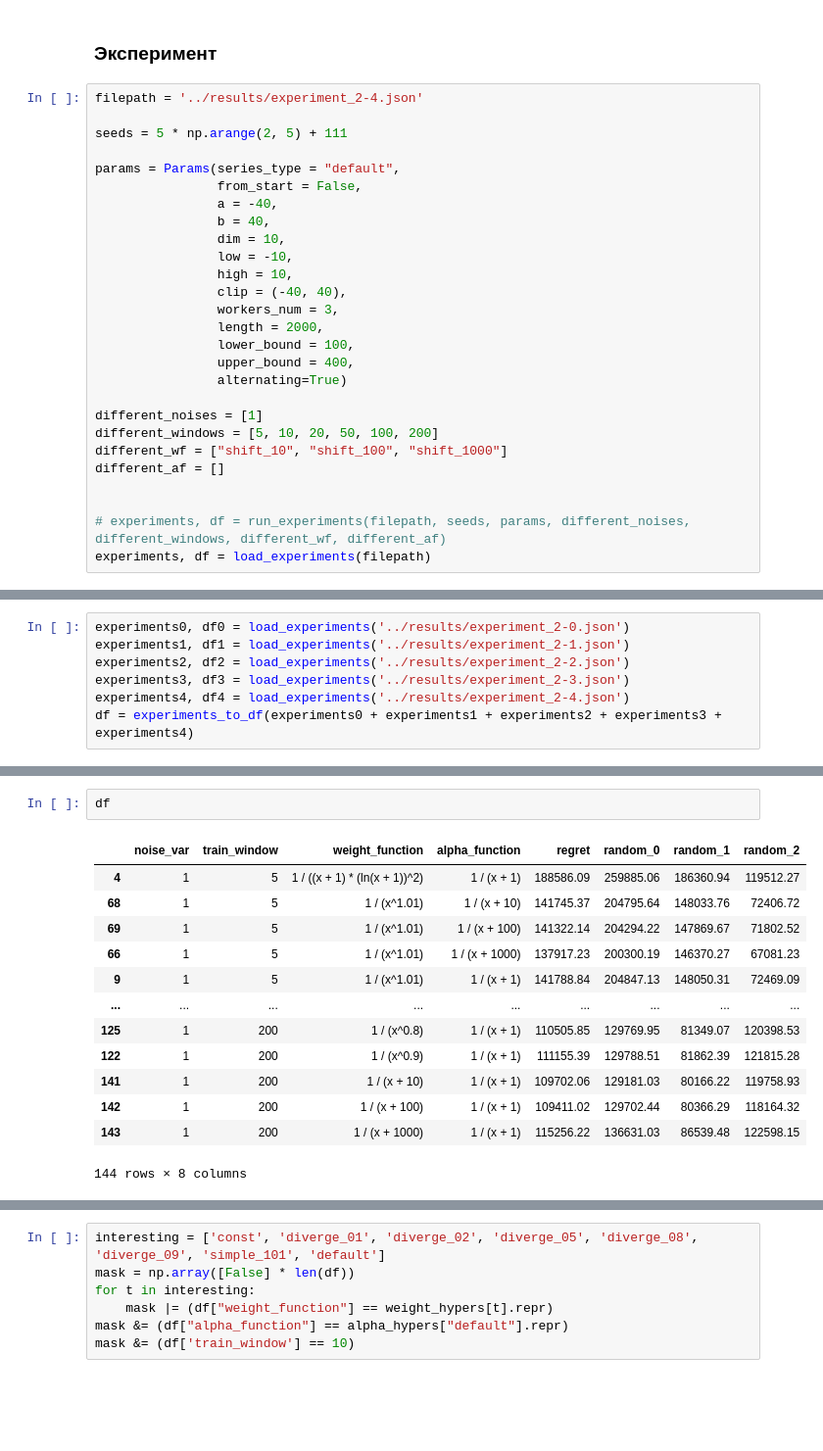
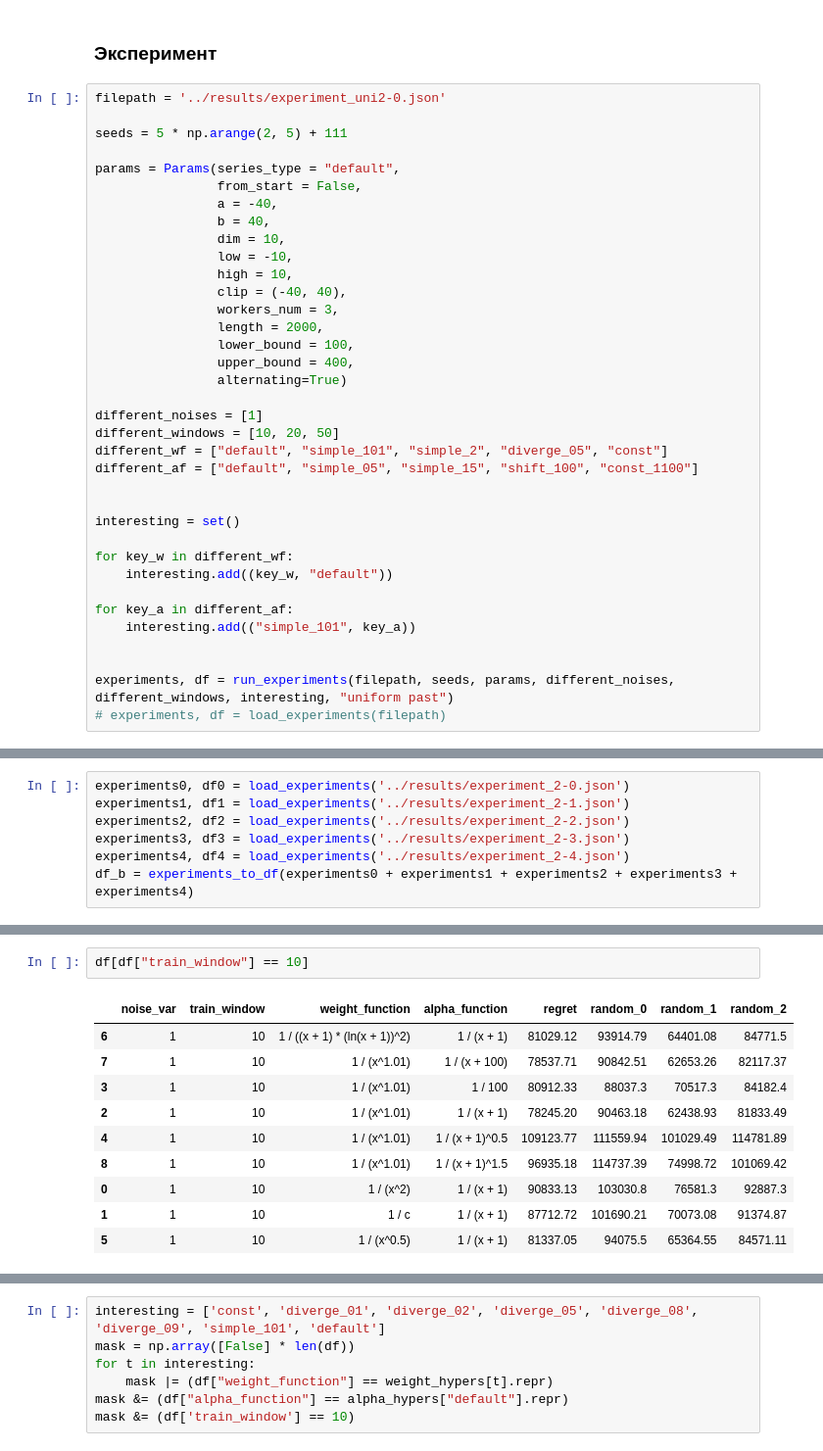
Before and after one commit to intsystems/2024-Project-125, a Jupyter notebook: code/notebooks/experiment_2.ipynb, the cells around one changed output, grey strips where cells are left out. Shown at 98% size. Saved outputs shown, nothing was run; the diff lists cells and outputs as text; blank space fills up the shorter version.

```diff
--- a/code/notebooks/experiment_2.ipynb
+++ b/code/notebooks/experiment_2.ipynb
@@ -24,7 +24,7 @@ from experiment import experiments_to_df
 # %% [markdown]
 ### Эксперимент
 # %%
-filepath = '../results/experiment_2-4.json'
+filepath = '../results/experiment_uni2-0.json'
 
 seeds = 5 * np.arange(2, 5) + 111
 
@@ -43,10 +43,19 @@ params = Params(series_type = "default",
                 alternating=True)
 
 different_noises = [1]
-different_windows = [5, 10, 20, 50, 100, 200]
-different_wf = ["shift_10", "shift_100", "shift_1000"]
-different_af = []
+different_windows = [10, 20, 50]
+different_wf = ["default", "simple_101", "simple_2", "diverge_05", "const"]
+different_af = ["default", "simple_05", "simple_15", "shift_100", "const_1100"]
 
 
-# experiments, df = run_experiments(filepath, seeds, params, different_noises, different_windows, different_wf, different_af)
-experiments, df = load_experiments(filepath)
+interesting = set()
+
+for key_w in different_wf:
+    interesting.add((key_w, "default"))
+
+for key_a in different_af:
+    interesting.add(("simple_101", key_a))
+
+
+experiments, df = run_experiments(filepath, seeds, params, different_noises, different_windows, interesting, "uniform past")
+# experiments, df = load_experiments(filepath)
@@ -56,7 +67,7 @@ experiments1, df1 = load_experiments('../results/experiment_2-1.json')
 experiments2, df2 = load_experiments('../results/experiment_2-2.json')
 experiments3, df3 = load_experiments('../results/experiment_2-3.json')
 experiments4, df4 = load_experiments('../results/experiment_2-4.json')
-df = experiments_to_df(experiments0 + experiments1 + experiments2 + experiments3 + experiments4)
+df_b = experiments_to_df(experiments0 + experiments1 + experiments2 + experiments3 + experiments4)
 # %%
 os.stat(filepath).st_size
 # %% [output]
@@ -64,16 +97,13 @@ os.stat(filepath).st_size
 # %%
-df
+df[df["train_window"] == 10]
 # %% [output]
 |  | noise_var | train_window | weight_function | alpha_function | regret | random_0 | random_1 | random_2 |
-| 4 | 1 | 5 | 1 / ((x + 1) * (ln(x + 1))^2) | 1 / (x + 1) | 188586.09 | 259885.06 | 186360.94 | 119512.27 |
-| 68 | 1 | 5 | 1 / (x^1.01) | 1 / (x + 10) | 141745.37 | 204795.64 | 148033.76 | 72406.72 |
-| 69 | 1 | 5 | 1 / (x^1.01) | 1 / (x + 100) | 141322.14 | 204294.22 | 147869.67 | 71802.52 |
-| 66 | 1 | 5 | 1 / (x^1.01) | 1 / (x + 1000) | 137917.23 | 200300.19 | 146370.27 | 67081.23 |
-| 9 | 1 | 5 | 1 / (x^1.01) | 1 / (x + 1) | 141788.84 | 204847.13 | 148050.31 | 72469.09 |
-| ... | ... | ... | ... | ... | ... | ... | ... | ... |
-| 125 | 1 | 200 | 1 / (x^0.8) | 1 / (x + 1) | 110505.85 | 129769.95 | 81349.07 | 120398.53 |
-| 122 | 1 | 200 | 1 / (x^0.9) | 1 / (x + 1) | 111155.39 | 129788.51 | 81862.39 | 121815.28 |
-| 141 | 1 | 200 | 1 / (x + 10) | 1 / (x + 1) | 109702.06 | 129181.03 | 80166.22 | 119758.93 |
-| 142 | 1 | 200 | 1 / (x + 100) | 1 / (x + 1) | 109411.02 | 129702.44 | 80366.29 | 118164.32 |
-| 143 | 1 | 200 | 1 / (x + 1000) | 1 / (x + 1) | 115256.22 | 136631.03 | 86539.48 | 122598.15 |
+| 6 | 1 | 10 | 1 / ((x + 1) * (ln(x + 1))^2) | 1 / (x + 1) | 81029.12 | 93914.79 | 64401.08 | 84771.5 |
+| 7 | 1 | 10 | 1 / (x^1.01) | 1 / (x + 100) | 78537.71 | 90842.51 | 62653.26 | 82117.37 |
+| 3 | 1 | 10 | 1 / (x^1.01) | 1 / 100 | 80912.33 | 88037.3 | 70517.3 | 84182.4 |
+| 2 | 1 | 10 | 1 / (x^1.01) | 1 / (x + 1) | 78245.20 | 90463.18 | 62438.93 | 81833.49 |
+| 4 | 1 | 10 | 1 / (x^1.01) | 1 / (x + 1)^0.5 | 109123.77 | 111559.94 | 101029.49 | 114781.89 |
+| 8 | 1 | 10 | 1 / (x^1.01) | 1 / (x + 1)^1.5 | 96935.18 | 114737.39 | 74998.72 | 101069.42 |
+| 0 | 1 | 10 | 1 / (x^2) | 1 / (x + 1) | 90833.13 | 103030.8 | 76581.3 | 92887.3 |
+| 1 | 1 | 10 | 1 / c | 1 / (x + 1) | 87712.72 | 101690.21 | 70073.08 | 91374.87 |
+| 5 | 1 | 10 | 1 / (x^0.5) | 1 / (x + 1) | 81337.05 | 94075.5 | 65364.55 | 84571.11 |
-144 rows × 8 columns
```
Also changed, not shown: parts of 13 cells of this notebook, 17 other files.
